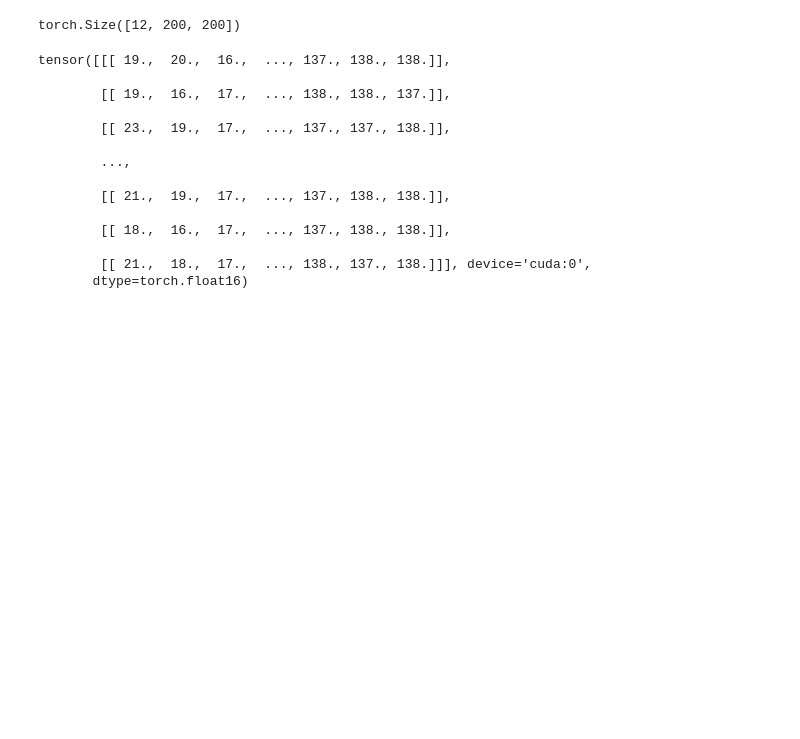
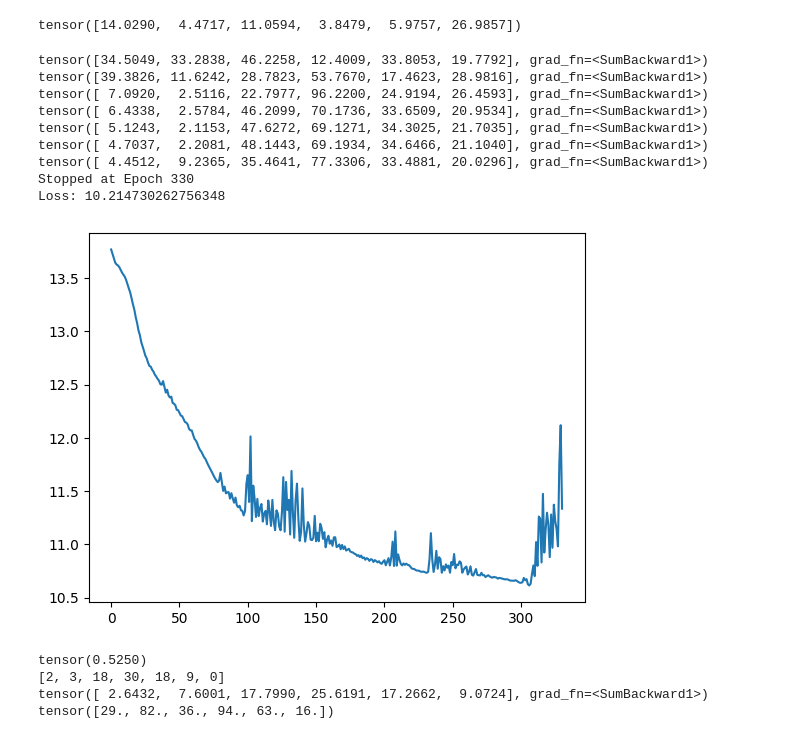
Before and after one commit to RyanW124/Table-Tennis-Deep-Learning, a Jupyter notebook: lstm.ipynb, the cells around one changed output. Cells and saved outputs as stored; diff of their text form; code cells hidden in the pictures; blank space fills up the shorter version.

```diff
--- a/lstm.ipynb
+++ b/lstm.ipynb
@@ -3,3 +0,0 @@ from Util import *
-# %%
-X, y = make_data(1000, 60, 5)
-train_X, val_X, test_X, train_y, val_y, test_y = preprocess(X, y, False)
@@ -37,23 +0,0 @@ torch.Size([1, 12, 40000])
-# %%
-x = train_X[0]
-x.shape
-# %% [output]
-torch.Size([12, 200, 200])
-# %%
-x = x.view(len(x), 1, -1)
-print(x)
-# %% [output]
-tensor([[[ 19.,  20.,  16.,  ..., 137., 138., 138.]],
-
-        [[ 19.,  16.,  17.,  ..., 138., 138., 137.]],
-
-        [[ 23.,  19.,  17.,  ..., 137., 137., 138.]],
-
-        ...,
-
-        [[ 21.,  19.,  17.,  ..., 137., 138., 138.]],
-
-        [[ 18.,  16.,  17.,  ..., 137., 138., 138.]],
-
-        [[ 21.,  18.,  17.,  ..., 138., 137., 138.]]], device='cuda:0',
-       dtype=torch.float16)
@@ -59,0 +22,51 @@ tensor([[[ 19.,  20.,  16.,  ..., 137., 138., 138.]],
+# %%
+with open("data.dat", 'rb') as f:
+    X, y = pickle.load(f)
+NX, ny = [], []
+for i, j in zip(X, y):
+    if j != 6:
+        NX.append(i)
+        ny.append(j)
+# for i in X:
+#     print(len(i))
+X, y = process(NX, ny)
+X_train, X_test, y_train, y_test = train_test_split(X, y)
+X_train, X_val, y_train, y_val = train_test_split(X_train, y_train)
+# %%
+dist = (len(y)/y.sum(dim=0))**1.1
+dist
+# %% [output]
+tensor([14.0290,  4.4717, 11.0594,  3.8479,  5.9757, 26.9857])
+# %%
+lstm = LSTM(6, 24, 80, 3, [30, 30, 30, 30, 30], look_back//skip+1, dist)
+lstm.train(1000, X_train, y_train, X_val, y_val)
+# %% [output]
+tensor([34.5049, 33.2838, 46.2258, 12.4009, 33.8053, 19.7792], grad_fn=<SumBackward1>)
+tensor([39.3826, 11.6242, 28.7823, 53.7670, 17.4623, 28.9816], grad_fn=<SumBackward1>)
+tensor([ 7.0920,  2.5116, 22.7977, 96.2200, 24.9194, 26.4593], grad_fn=<SumBackward1>)
+tensor([ 6.4338,  2.5784, 46.2099, 70.1736, 33.6509, 20.9534], grad_fn=<SumBackward1>)
+tensor([ 5.1243,  2.1153, 47.6272, 69.1271, 34.3025, 21.7035], grad_fn=<SumBackward1>)
+tensor([ 4.7037,  2.2081, 48.1443, 69.1934, 34.6466, 21.1040], grad_fn=<SumBackward1>)
+tensor([ 4.4512,  9.2365, 35.4641, 77.3306, 33.4881, 20.0296], grad_fn=<SumBackward1>)
+Stopped at Epoch 330
+Loss: 10.214730262756348
+[figure, added]
+# %%
+total, count = 0, 0
+pred = lstm(X_test)
+counts = [0]*7
+for x, yi in enumerate(y_test):
+    y_p, y_t = pred[x].argmax(), yi.argmax()
+    counts[y_p]+=1
+    # print(y_p, y_t, pred[x], yi)
+    count += y_p==y_t
+    total+=1
+print(count/total)
+print(counts)
+print(pred.sum(dim=0))
+print(y.sum(dim=0))
+# %% [output]
+tensor(0.5250)
+[2, 3, 18, 30, 18, 9, 0]
+tensor([ 2.6432,  7.6001, 17.7990, 25.6191, 17.2662,  9.0724], grad_fn=<SumBackward1>)
+tensor([29., 82., 36., 94., 63., 16.])
```
Also changed, not shown: parts of 8 cells of this notebook, 7 other files.
